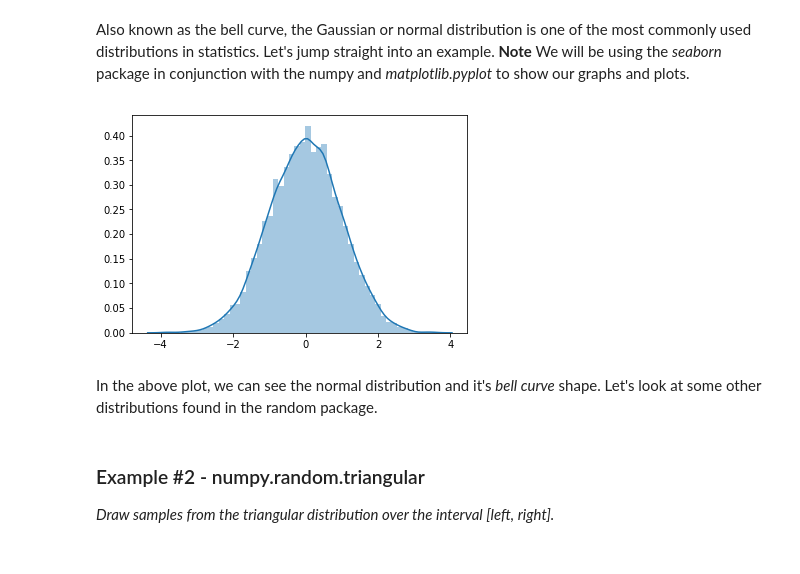
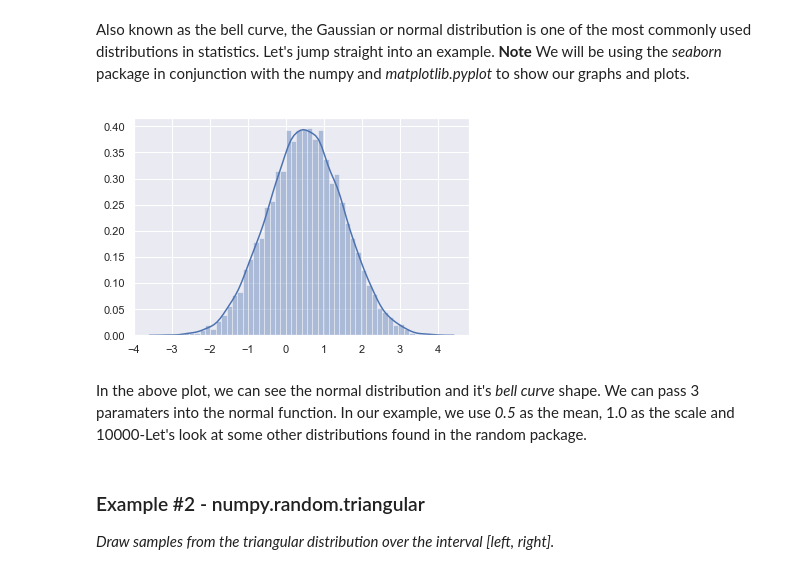
Before and after one commit to EddieEldridge/EmergingTechnologies, a Jupyter notebook: numpy-random.ipynb, the cells around one changed output. Drawn from its saved outputs; the diff is of its cells as text; code cells hidden in the pictures.

Commit message:
Finished exponential example

```diff
--- a/numpy-random.ipynb
+++ b/numpy-random.ipynb
@@ -140,14 +140,16 @@ Also known as the bell curve, the Gaussian or normal distribution is one of the
 # %%
 import numpy as np
 import matplotlib.pyplot as plt
 import seaborn as sea
 
-x = np.random.normal(size=10000)
+sea.set(color_codes=True)
+
+x = np.random.normal(0.5, 1.0, 10000)
 sea.distplot(x);
 # %% [output]
-[figure, old version]
+[figure, new version]
 # %% [markdown]
-In the above plot, we can see the normal distribution and it's <i>bell curve</i> shape. Let's look at some other distributions found in the random package.
+In the above plot, we can see the normal distribution and it's <i>bell curve</i> shape. We can pass 3 paramaters into the normal function. In our example, we use <i>0.5</i> as the mean, 1.0 as the scale and 10000-Let's look at some other distributions found in the random package.
 # %% [markdown]
 <h3>Example #2 - numpy.random.triangular</h3>
 
```
Also changed, not shown: parts of 11 cells of this notebook.
